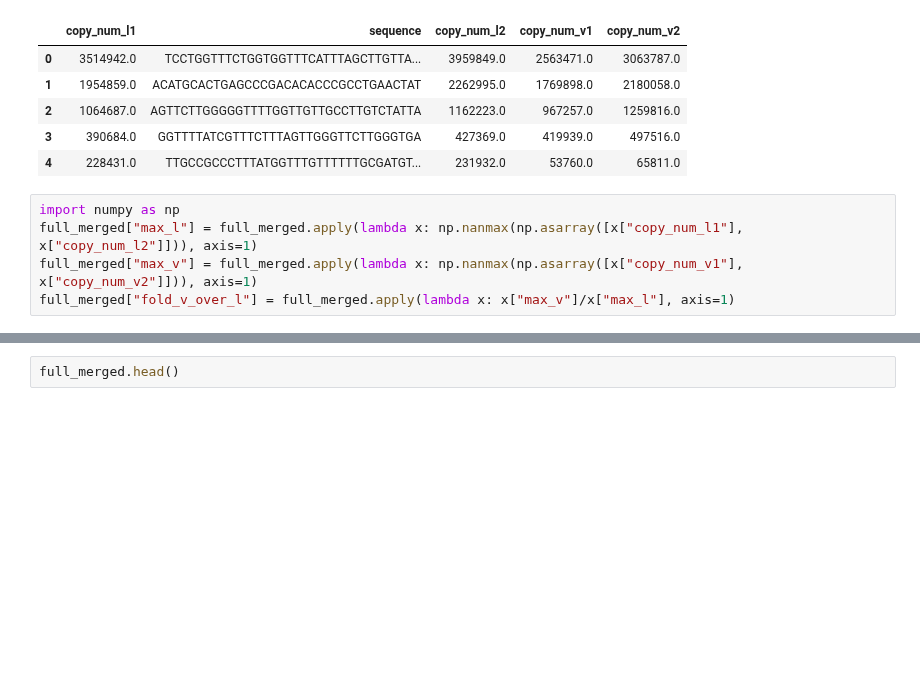
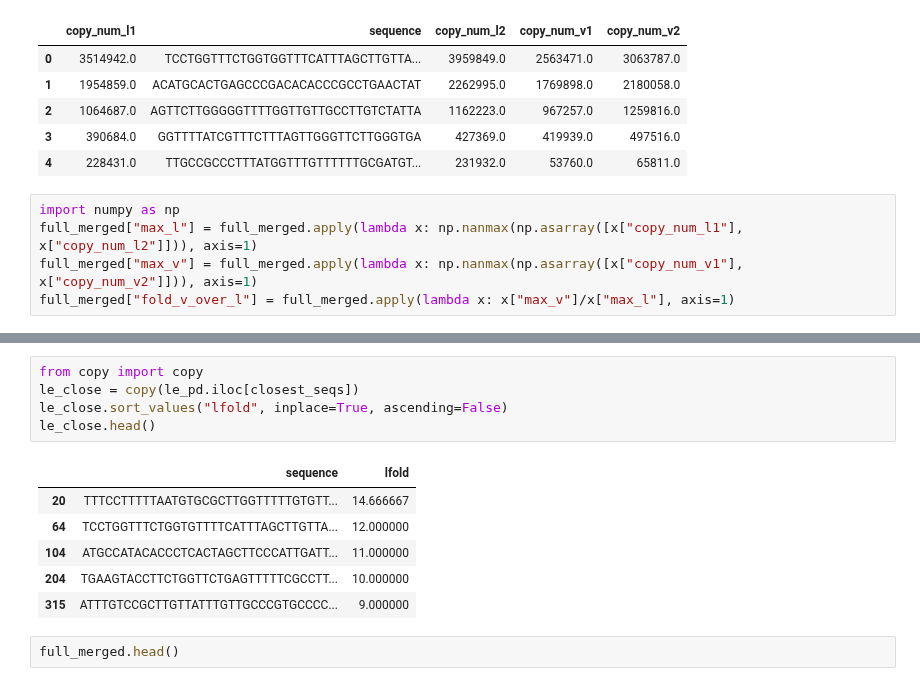
Before and after one commit to Jonahowns/phage_display_ML, a Jupyter notebook: datasets/exo_probing_dataset_prep.ipynb, the cells around one changed output, grey strips where cells are left out. Cells and saved outputs as stored; diff of their text form; blank space fills up the shorter version.

```diff
--- a/datasets/exo_probing_dataset_prep.ipynb
+++ b/datasets/exo_probing_dataset_prep.ipynb
@@ -131,3 +219,15 @@ full_merged["fold_v_over_l"] = full_merged.apply(lambda x: x["max_v"]/x["max_l"]
+# %%
+from copy import copy
+le_close = copy(le_pd.iloc[closest_seqs])
+le_close.sort_values("lfold", inplace=True, ascending=False)
+le_close.head()
+# %% [output]
+|  | sequence | lfold |
+| 20 | TTTCCTTTTTAATGTGCGCTTGGTTTTTGTGTT... | 14.666667 |
+| 64 | TCCTGGTTTCTGGTGTTTTCATTTAGCTTGTTA... | 12.000000 |
+| 104 | ATGCCATACACCCTCACTAGCTTCCCATTGATT... | 11.000000 |
+| 204 | TGAAGTACCTTCTGGTTCTGAGTTTTTCGCCTT... | 10.000000 |
+| 315 | ATTTGTCCGCTTGTTATTTGTTGCCCGTGCCCC... | 9.000000 |
 # %%
 full_merged.head()
 # %% [output]
```
Also changed, not shown: parts of 7 cells of this notebook, 2 other files.
